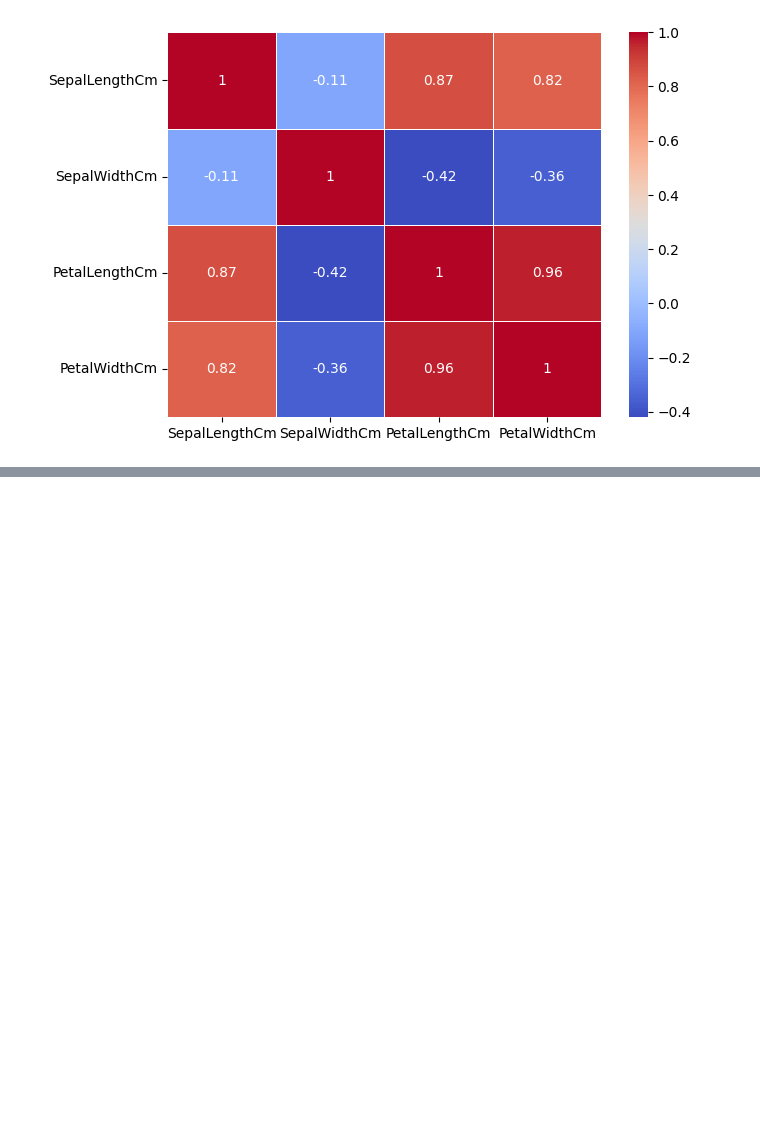
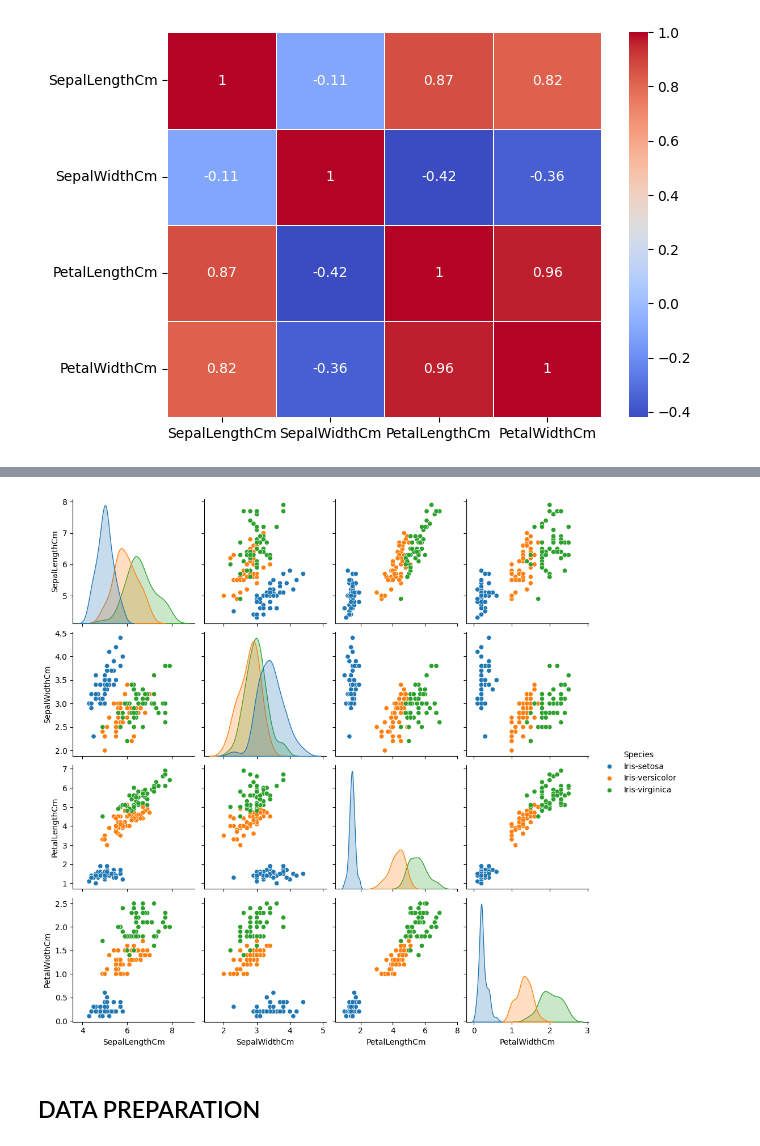
Before and after one commit to speedcode-x/OIBSIP---Iris-Flower-Classification-, a Jupyter notebook: notebook.ipynb, the cells around one changed output, grey strips where cells are left out. Saved outputs shown, nothing was run; the diff lists cells and outputs as text; code cells hidden in the pictures; blank space fills up the shorter version.

```diff
--- a/notebook.ipynb
+++ b/notebook.ipynb
@@ -128,0 +166,8 @@ plt.show()
+# %%
+#  Species Identification and Differentiation
+sns.pairplot(data, hue='Species')
+plt.show()
+# %% [output]
+[figure, added]
+# %% [markdown]
+## DATA PREPARATION
```
Also changed, not shown: parts of 23 cells of this notebook.
